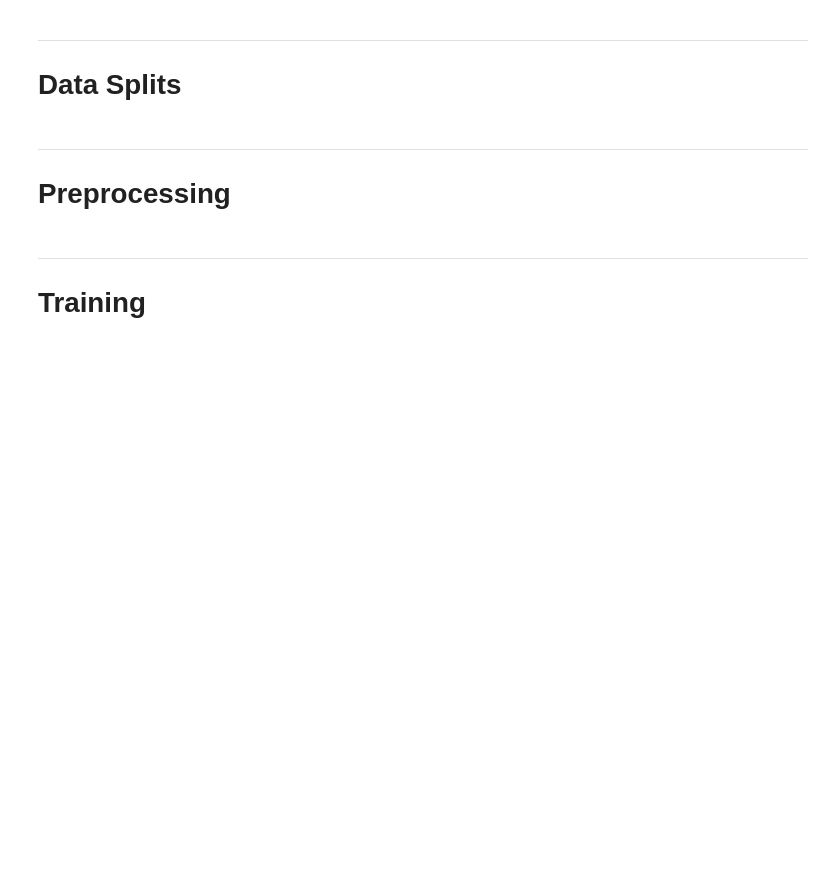
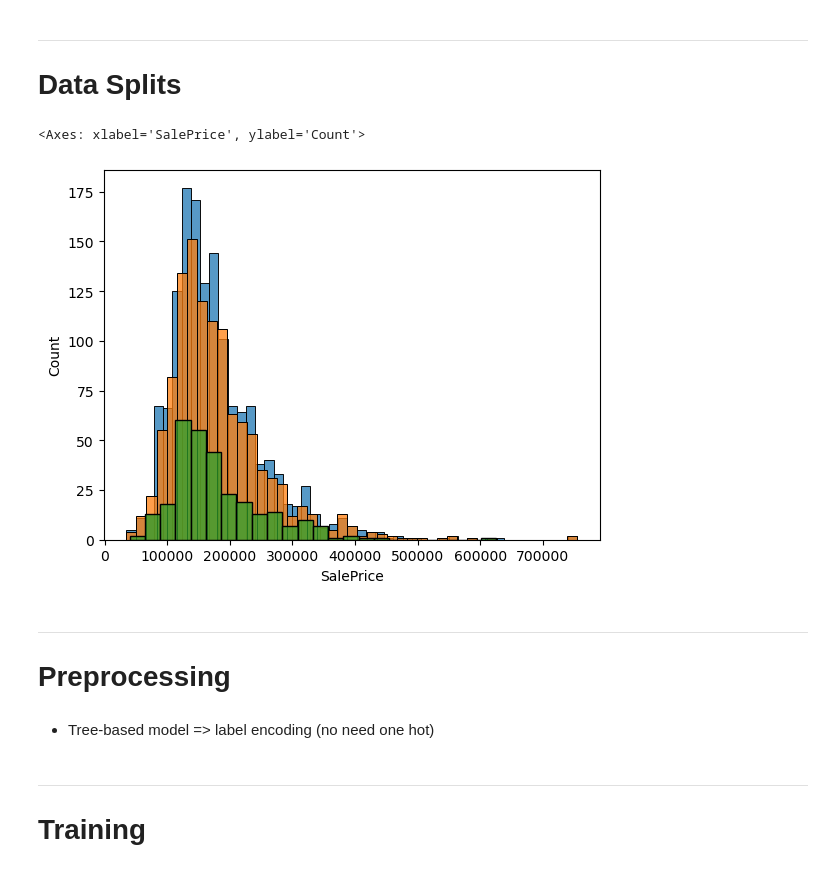
Before and after one commit to Koowah/mlops_eos_project, a Jupyter notebook: notebooks/1-al.ipynb, the cells around one changed output. Saved outputs shown, nothing was run; the diff lists cells and outputs as text; code cells hidden in the pictures; blank space fills up the shorter version.

```diff
--- a/notebooks/1-al.ipynb
+++ b/notebooks/1-al.ipynb
@@ -64,7 +69,7 @@ columns_to_drop = df.isna().sum().sort_values(ascending=False)[:7].index.tolist(
 df = df.drop(columns=columns_to_drop)
 # %%
 garage_columns = [col for col in df.columns if "garage" in col.lower()]
-df[garage_columns] = df[garage_columns].fillna(0)
+df[garage_columns] = df[garage_columns].fillna("0")
 # %%
 df.isna().sum().sort_values(ascending=False).head(10)
 # %% [output]
@@ -81,9 +86,11 @@ BedroomAbvGr     0
 dtype: int64
 # %%
 bsmt_columns = [col for col in df.columns if "bsmt" in col.lower()]
-df[bsmt_columns] = df[bsmt_columns].fillna(0)
+df[bsmt_columns] = df[bsmt_columns].fillna("0")
 # %%
 df = df.dropna()
+# %%
+df.GarageYrBlt = df.GarageYrBlt.astype('int64')
 # %% [markdown]
 ---
 
@@ -95,7 +102,16 @@ y = data.pop(target)
 X = data
 # %%
 X_train, X_test, y_train, y_test = train_test_split(X, y, test_size=0.2, random_state=42)
+# %%
+sns.histplot(df.SalePrice)
+sns.histplot(y_train)
+sns.histplot(y_test)
+# %% [output]
+<Axes: xlabel='SalePrice', ylabel='Count'>
+[figure, added]
 # %% [markdown]
 ---
 
 # Preprocessing
+# %% [markdown]
+- Tree-based model => label encoding (no need one hot)
```
Also changed, not shown: parts of 27 cells of this notebook.
